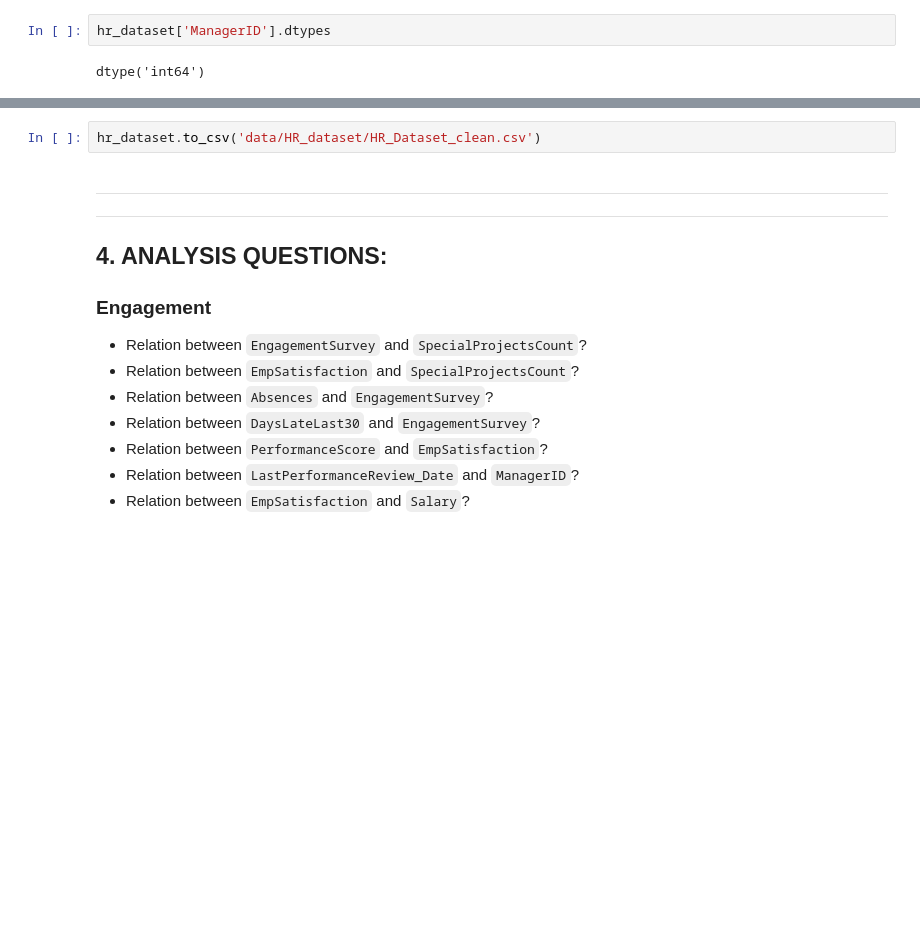
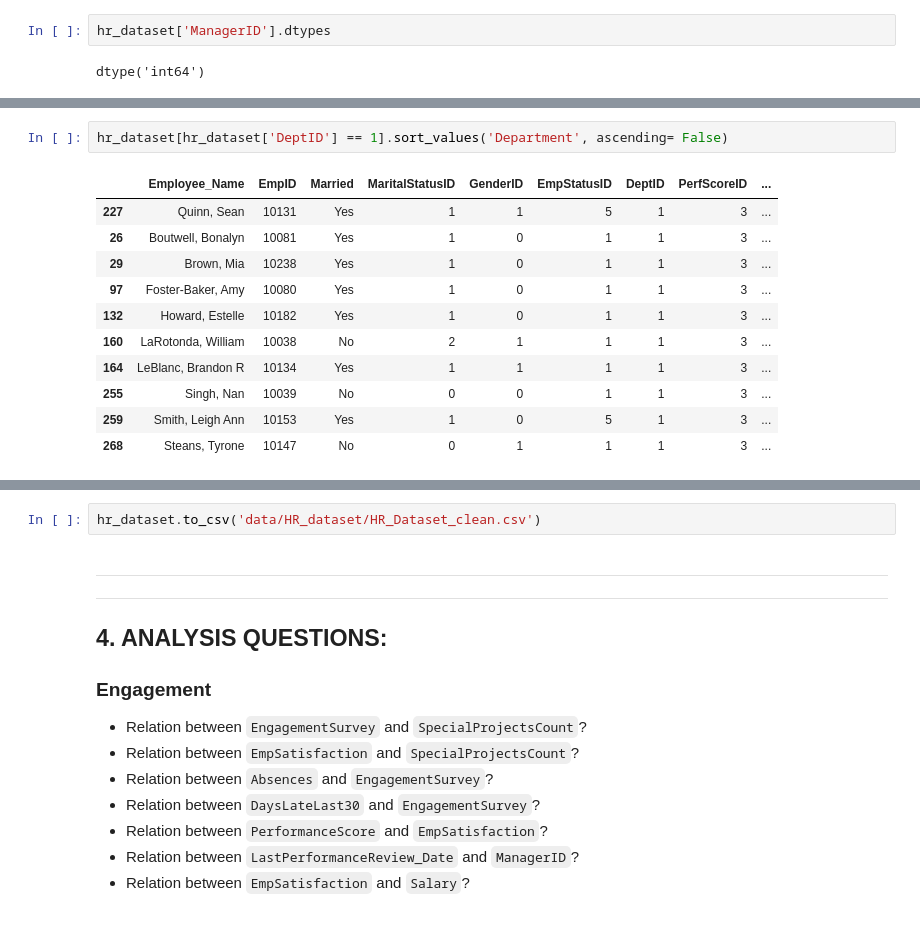
Before and after one commit to AnaSeoane/HR-Project, a Jupyter notebook: 1.Exploring_HRDataset.ipynb, the cells around one changed output, grey strips where cells are left out. Saved outputs shown, nothing was run; the diff lists cells and outputs as text; blank space fills up the shorter version.

```diff
--- a/1.Exploring_HRDataset.ipynb
+++ b/1.Exploring_HRDataset.ipynb
@@ -303,0 +497,14 @@ dtype('int64')
+# %%
+hr_dataset[hr_dataset['DeptID'] == 1].sort_values('Department', ascending= False)
+# %% [output]
+|  | Employee_Name | EmpID | Married | MaritalStatusID | GenderID | EmpStatusID | DeptID | PerfScoreID | ... |
+| 227 | Quinn, Sean | 10131 | Yes | 1 | 1 | 5 | 1 | 3 | ... |
+| 26 | Boutwell, Bonalyn | 10081 | Yes | 1 | 0 | 1 | 1 | 3 | ... |
+| 29 | Brown, Mia | 10238 | Yes | 1 | 0 | 1 | 1 | 3 | ... |
+| 97 | Foster-Baker, Amy | 10080 | Yes | 1 | 0 | 1 | 1 | 3 | ... |
+| 132 | Howard, Estelle | 10182 | Yes | 1 | 0 | 1 | 1 | 3 | ... |
+| 160 | LaRotonda, William | 10038 | No | 2 | 1 | 1 | 1 | 3 | ... |
+| 164 | LeBlanc, Brandon R | 10134 | Yes | 1 | 1 | 1 | 1 | 3 | ... |
+| 255 | Singh, Nan | 10039 | No | 0 | 0 | 1 | 1 | 3 | ... |
+| 259 | Smith, Leigh Ann | 10153 | Yes | 1 | 0 | 5 | 1 | 3 | ... |
+| 268 | Steans, Tyrone | 10147 | No | 0 | 1 | 1 | 1 | 3 | ... |
```
Also changed, not shown: parts of 38 cells of this notebook, 20 other files.
